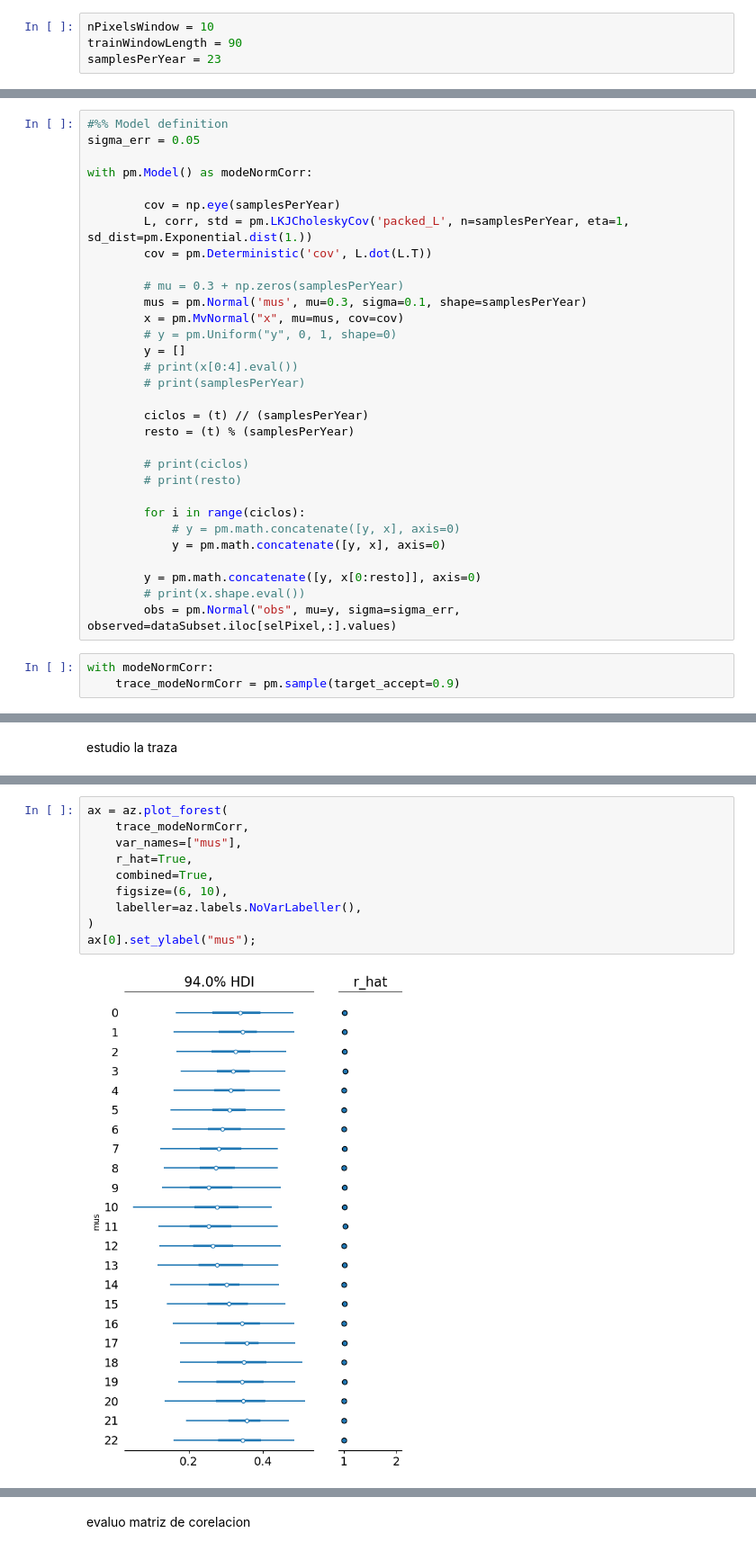
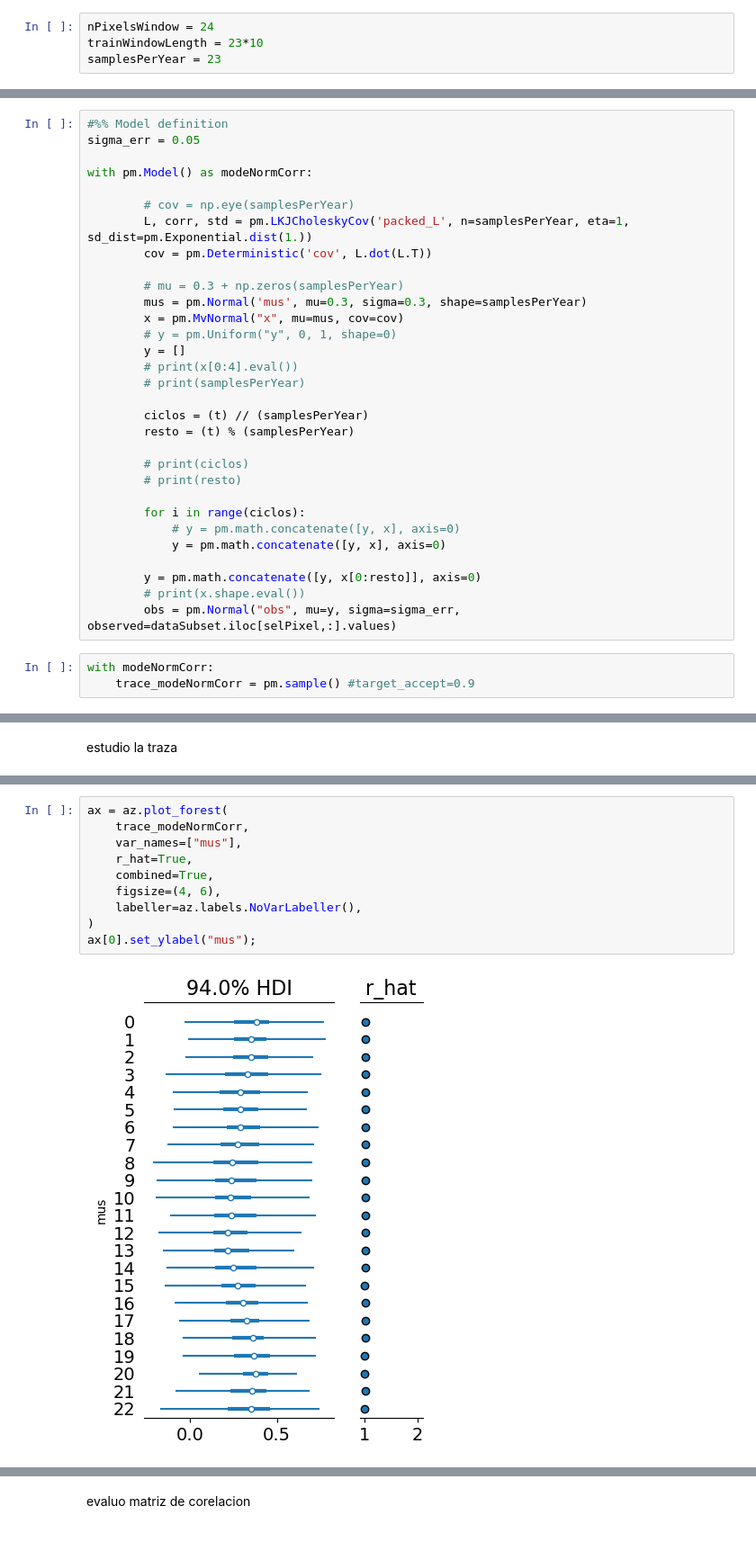
Before and after one commit to verderis/TimeSeries, a Jupyter notebook: loredo_2025 hierarchical.ipynb, the cells around one changed output, grey strips where cells are left out. Shown at 90% size. Saved outputs shown, nothing was run; the diff lists cells and outputs as text.

```diff
--- a/loredo_2025 hierarchical.ipynb
+++ b/loredo_2025 hierarchical.ipynb
@@ -85,8 +85,8 @@ Version 2025
 # %% [markdown]
 defino subset de datos para probar
 # %%
-nPixelsWindow = 10
-trainWindowLength = 90
+nPixelsWindow = 24
+trainWindowLength = 23*10
 samplesPerYear = 23
 # %%
 dataSubset = data.iloc[:nPixelsWindow, :trainWindowLength]
@@ -144,12 +141,12 @@ sigma_err = 0.05
 
 with pm.Model() as modeNormCorr:
 
-        cov = np.eye(samplesPerYear)
+        # cov = np.eye(samplesPerYear)
         L, corr, std = pm.LKJCholeskyCov('packed_L', n=samplesPerYear, eta=1, sd_dist=pm.Exponential.dist(1.))
         cov = pm.Deterministic('cov', L.dot(L.T))
 
         # mu = 0.3 + np.zeros(samplesPerYear)
-        mus = pm.Normal('mus', mu=0.3, sigma=0.1, shape=samplesPerYear)
+        mus = pm.Normal('mus', mu=0.3, sigma=0.3, shape=samplesPerYear)
         x = pm.MvNormal("x", mu=mus, cov=cov)
         # y = pm.Uniform("y", 0, 1, shape=0)
         y = []
@@ -171,5 +168,5 @@ with pm.Model() as modeNormCorr:
         obs = pm.Normal("obs", mu=y, sigma=sigma_err, observed=dataSubset.iloc[selPixel,:].values)
 # %%
 with modeNormCorr:
-    trace_modeNormCorr = pm.sample(target_accept=0.9)
+    trace_modeNormCorr = pm.sample() #target_accept=0.9
 # %% [output]
@@ -208,12 +196,12 @@ invalid value encountered in scalar divide
 # %%
 ax = az.plot_forest(
     trace_modeNormCorr,
     var_names=["mus"],
     r_hat=True,
     combined=True,
-    figsize=(6, 10),
+    figsize=(4, 6),
     labeller=az.labels.NoVarLabeller(),
 )
 ax[0].set_ylabel("mus");
 # %% [output]
-[figure, old version]
+[figure, new version]
```
Also changed, not shown: parts of 34 cells of this notebook.
